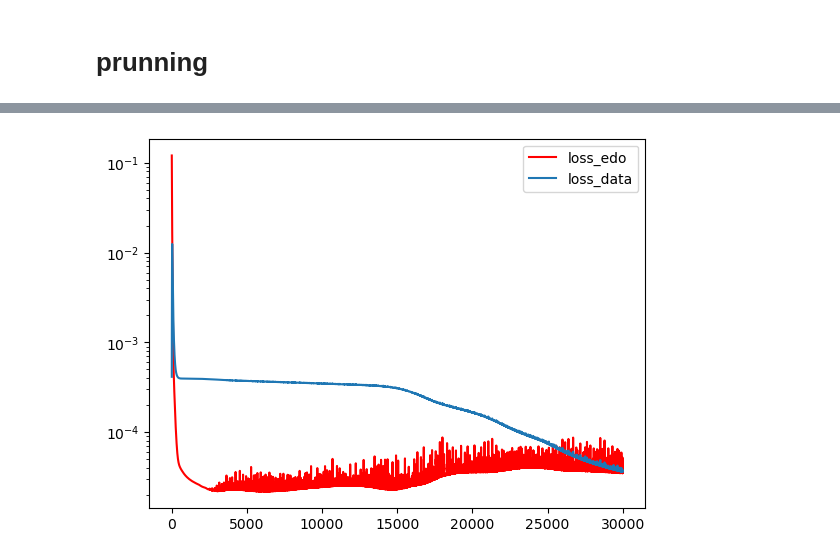
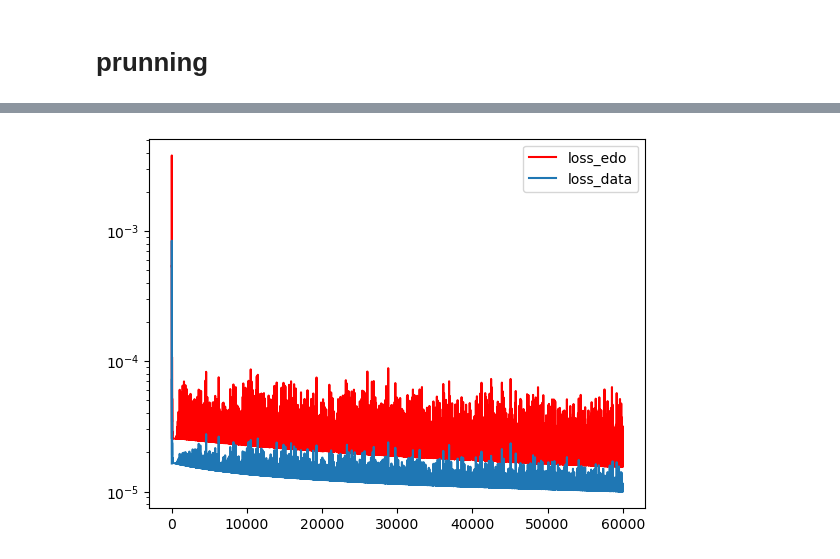
Before and after one commit to GubioGL/Pinn-inverse-for-H-time, a Jupyter notebook: Modelo 5(Mixfunn)/Mixfunn_PINN_field_3.ipynb, the cells around one changed output, grey strips where cells are left out. Drawn from its saved outputs; the diff is of its cells as text; code cells hidden in the pictures.

Commit message:
Run a sample of resutls for 5 seeds. Run caso 3 para spline e fourier.

```diff
--- a/Modelo 5(Mixfunn)/Mixfunn_PINN_field_3.ipynb
+++ b/Modelo 5(Mixfunn)/Mixfunn_PINN_field_3.ipynb
@@ -63,6 +71,9 @@ plt.show()
 # %% [output]
 [figure]
 # %%
+np.random.seed(0)
+tc.manual_seed(0)
+
 time = tc.linspace(
     0, tfinal, N,
     dtype = tc.float32,
@@ -79,7 +90,9 @@ mixfunn_field = mf.MixFunn(
     N_neuro = 4,
     second_order_function = True)
 
-opt = tc.optim.Adam(list(mixfunn_field.parameters())+list(X_vector.parameters()), lr=0.01, betas=(0.9,0.9))
+opt = tc.optim.Adam(
+    list(mixfunn_field.parameters())+list(X_vector.parameters()),
+    lr=0.01, betas=(0.9,0.9))
 
 JZ = 1e0
 JY = 0e0
@@ -280,4 +296,7 @@ tensor([[ 0.0000, -0.8757, -0.7158,  0.6579,  0.0000,  0.0000, -0.5010, -0.2391,
 # %%
+np.random.seed(0)
+tc.manual_seed(0)
+
 opt = tc.optim.Adam(
     list(mixfunn_field.parameters())+list(X_vector.parameters()),
     lr=0.001)
@@ -285,7 +304,7 @@ opt = tc.optim.Adam(
 JZ = 1e0
 JY = 0e0
 
-epocas  = 30000
+epocas  = 60000
 
 LOSS    = []
 LOSS1   = []
@@ -320,31 +339,31 @@ for _ in tqdm(range(epocas)):
     LOSS_edo = LOSS_edo.mean()
 
 
     ####### loss data(expected values) #######
     LOSS_data=0
     LOSS_data +=(y[:,0:1]  - valor_esperado_data[:,0:1])**2
     LOSS_data +=(y[:,1:2]  - valor_esperado_data[:,1:2])**2
     LOSS_data +=(y[:,2:3]  - valor_esperado_data[:,2:3])**2
     LOSS_data = LOSS_data.mean()
 
 
     ####### Loss total #######
     loss_i = LOSS_edo + LOSS_data + (JX[0,0] - Field(0.0))**2 + (JX[-1,0] - Field(tfinal))**2
 
 
     ####### Backpropagation #######
     opt.zero_grad()
     loss_i.backward()
     opt.step()
     LOSS1.append(LOSS_edo.cpu().detach().numpy())
     LOSS2.append(LOSS_data.cpu().detach().numpy())
     LOSS.append(loss_i.cpu().detach().numpy())
 
 #plt.plot(LOSS,"k.",label="loss_total")
 plt.plot(LOSS1,'r-',label="loss_edo")
 plt.plot(LOSS2,label="loss_data")
 plt.yscale("log")
 plt.legend()
 plt.show()
 # %% [output]
-[figure, old version]
+[figure, new version]
```
Also changed, not shown: parts of 10 cells of this notebook, 55 other files.
